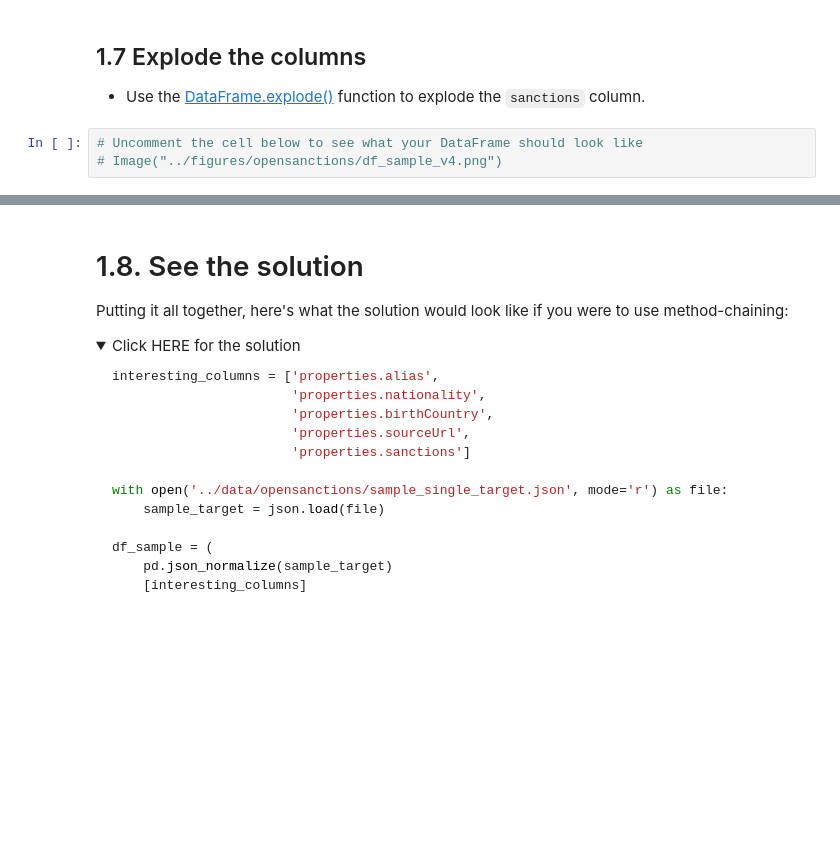
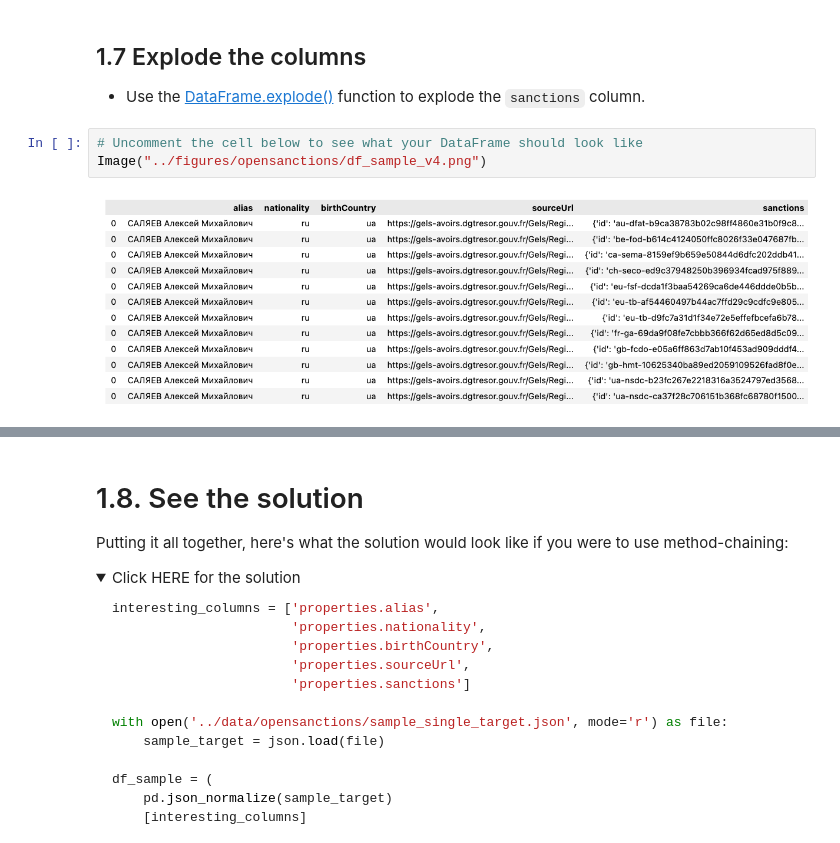
Before and after one commit to arielliu99/ds105a-2024, a Jupyter notebook: notebooks/W07-Lab-Notebook.ipynb, the cells around one changed output, grey strips where cells are left out. Drawn from its saved outputs; the diff is of its cells as text; folded sections open; blank space fills up the shorter version.

```diff
--- a/notebooks/W07-Lab-Notebook.ipynb
+++ b/notebooks/W07-Lab-Notebook.ipynb
@@ -234,6 +253,8 @@ df_sample['birthCountry'] = df_sample['birthCountry'].apply(lambda x: x[0])
 - Use the [DataFrame.explode()](https://pandas.pydata.org/pandas-docs/stable/reference/api/pandas.DataFrame.explode.html) function to explode the `sanctions` column.
 # %%
 # Uncomment the cell below to see what your DataFrame should look like
-# Image("../figures/opensanctions/df_sample_v4.png")
+Image("../figures/opensanctions/df_sample_v4.png")
+# %% [output]
+[figure, added]
 # %%
 # Your code here
```
Also changed, not shown: parts of 10 cells of this notebook.
